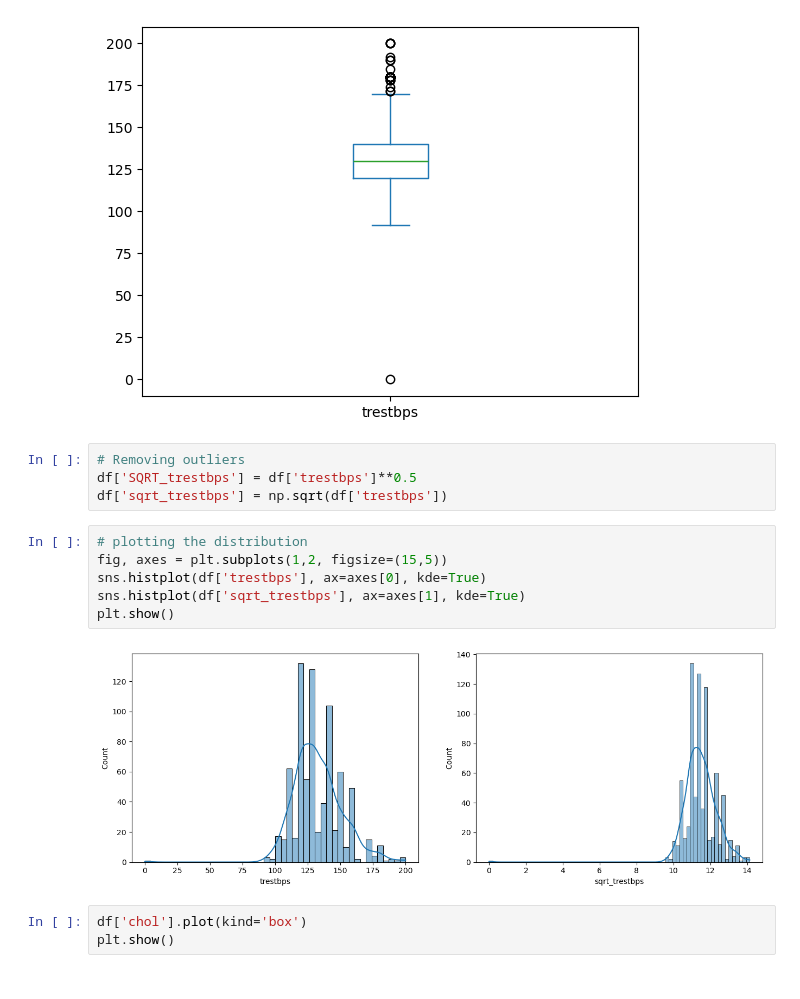
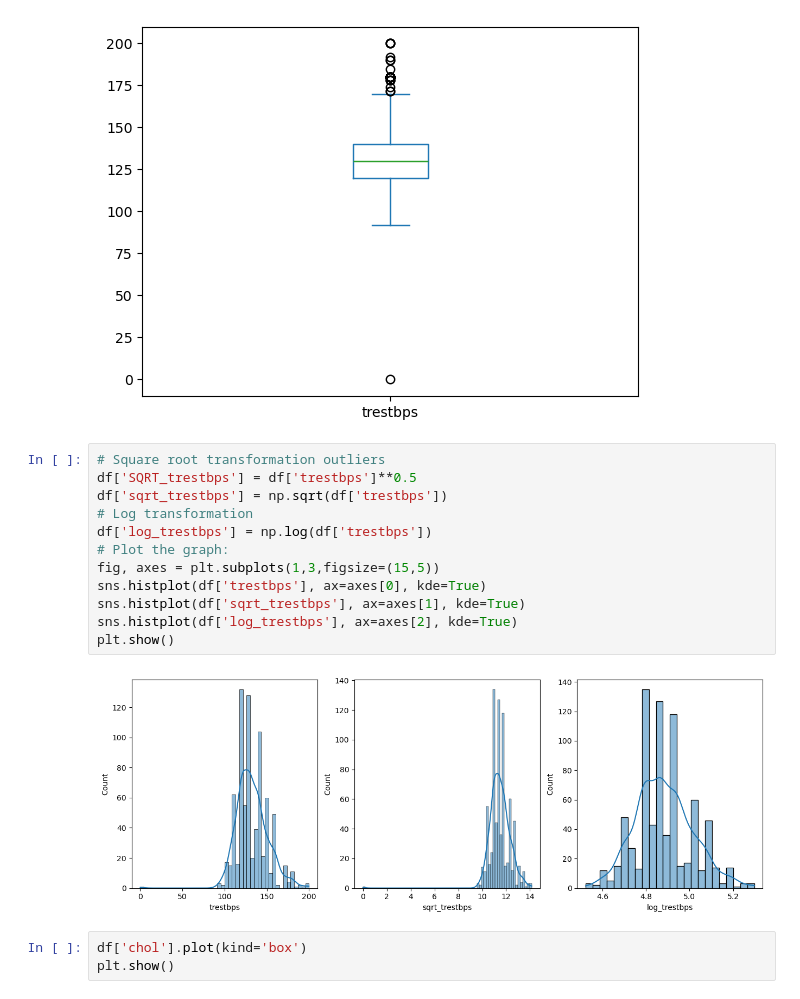
Before and after one commit to jhonnovax/data-preprocessing, a Jupyter notebook: heart-disease-notebook.ipynb, the cells around one changed output. Drawn from its saved outputs; the diff is of its cells as text.

Commit message:
Added outliers treatment for trestbps

```diff
--- a/heart-disease-notebook.ipynb
+++ b/heart-disease-notebook.ipynb
@@ -145,18 +145,20 @@ df['trestbps'].plot(kind='box')
 plt.show()
 # %% [output]
 [figure]
-# %%
-# Removing outliers
-df['SQRT_trestbps'] = df['trestbps']**0.5
-df['sqrt_trestbps'] = np.sqrt(df['trestbps'])
-# %%
-# plotting the distribution
-fig, axes = plt.subplots(1,2, figsize=(15,5))
-sns.histplot(df['trestbps'], ax=axes[0], kde=True)
-sns.histplot(df['sqrt_trestbps'], ax=axes[1], kde=True)
-plt.show()
-# %% [output]
-[figure, removed]
+# %%
+# Square root transformation outliers
+df['SQRT_trestbps'] = df['trestbps']**0.5
+df['sqrt_trestbps'] = np.sqrt(df['trestbps'])
+# Log transformation
+df['log_trestbps'] = np.log(df['trestbps'])
+# Plot the graph:
+fig, axes = plt.subplots(1,3,figsize=(15,5))
+sns.histplot(df['trestbps'], ax=axes[0], kde=True)
+sns.histplot(df['sqrt_trestbps'], ax=axes[1], kde=True)
+sns.histplot(df['log_trestbps'], ax=axes[2], kde=True)
+plt.show()
+# %% [output]
+[figure, added]
 # %%
 df['chol'].plot(kind='box')
 plt.show()
```
